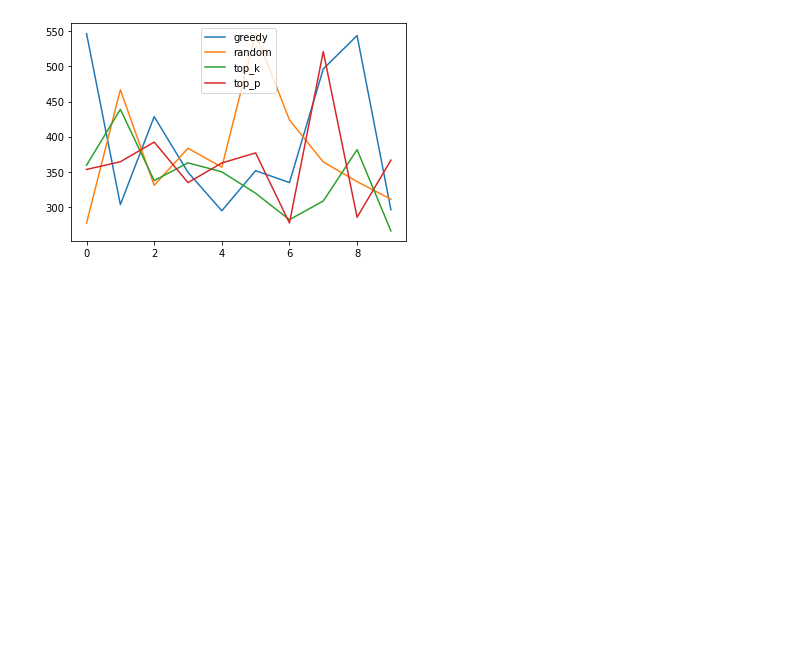
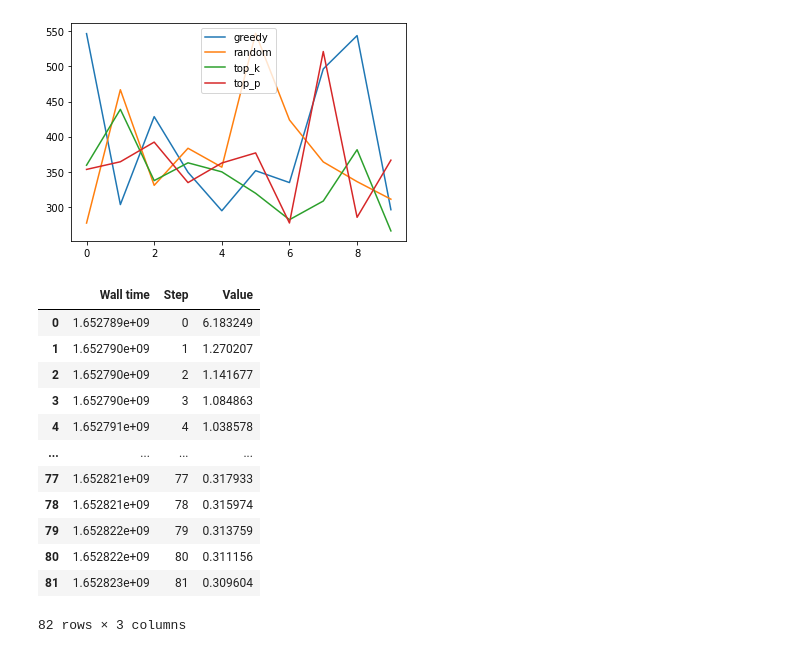
Before and after one commit to hunterprice04/COSC525_FINAL_PROJECT, a Jupyter notebook: read_logs.ipynb, the cells around one changed output. Drawn from its saved outputs; the diff is of its cells as text; code cells hidden in the pictures; blank space fills up the shorter version.

```diff
--- a/read_logs.ipynb
+++ b/read_logs.ipynb
@@ -81,0 +89,16 @@ plt.show()
+# %%
+e_l
+# %% [output]
+|  | Wall time | Step | Value |
+| 0 | 1.652789e+09 | 0 | 6.183249 |
+| 1 | 1.652790e+09 | 1 | 1.270207 |
+| 2 | 1.652790e+09 | 2 | 1.141677 |
+| 3 | 1.652790e+09 | 3 | 1.084863 |
+| 4 | 1.652791e+09 | 4 | 1.038578 |
+| ... | ... | ... | ... |
+| 77 | 1.652821e+09 | 77 | 0.317933 |
+| 78 | 1.652821e+09 | 78 | 0.315974 |
+| 79 | 1.652822e+09 | 79 | 0.313759 |
+| 80 | 1.652822e+09 | 80 | 0.311156 |
+| 81 | 1.652823e+09 | 81 | 0.309604 |
+82 rows × 3 columns
```
Also changed, not shown: parts of 3 cells of this notebook, 7 other files.
